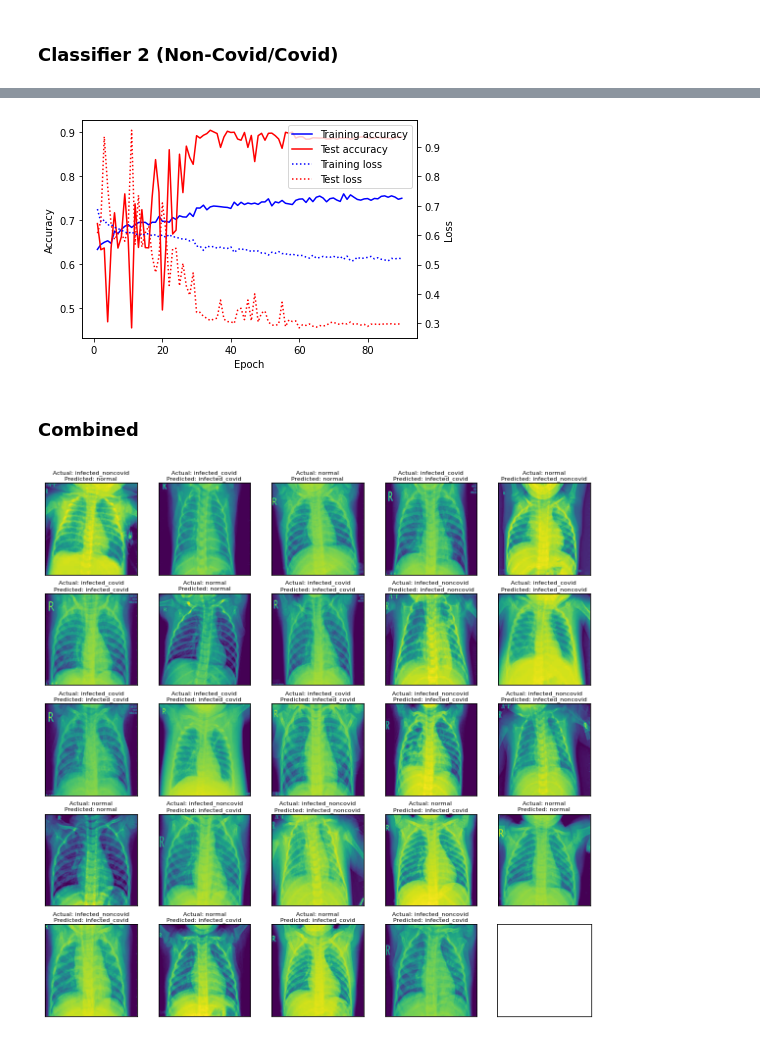
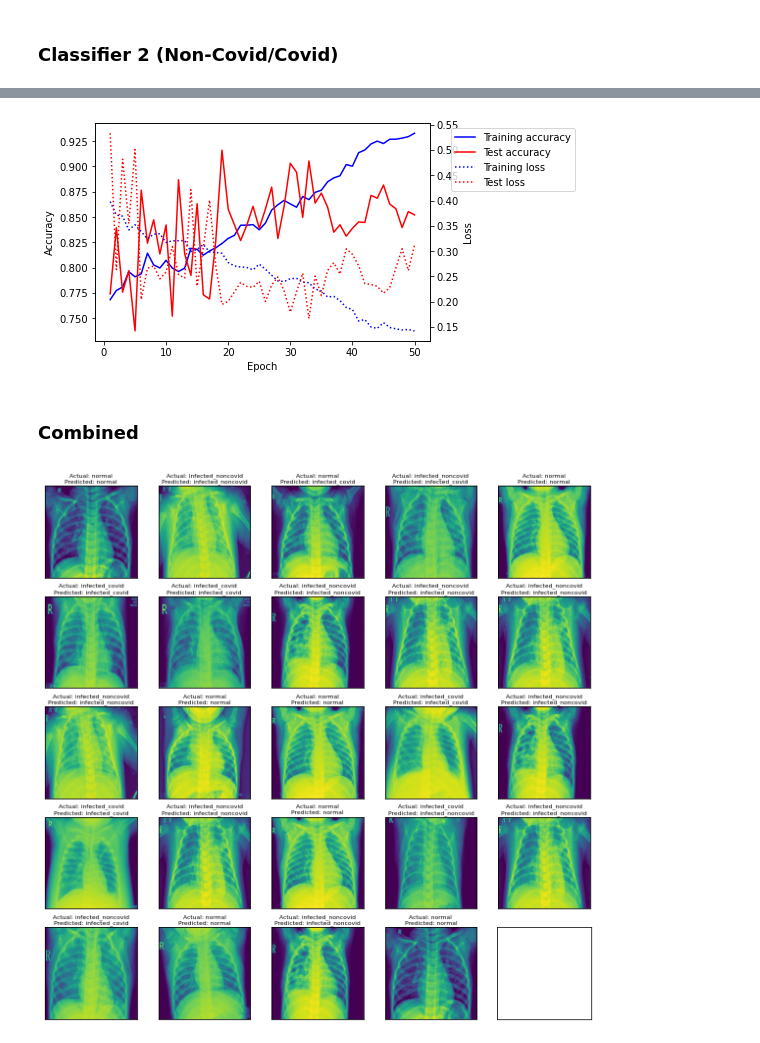
Before and after one commit to david-xhk/50.039-Small-Project, a Jupyter notebook: Training a Dual Binary Classifier.ipynb, the cells around one changed output, grey strips where cells are left out. Cells and saved outputs as stored; diff of their text form; code cells hidden in the pictures.

```diff
--- a/Training a Dual Binary Classifier.ipynb
+++ b/Training a Dual Binary Classifier.ipynb
@@ -18,18 +18,14 @@ train_transform = transforms.Compose([
     transforms.ToTensor(),
 ])
 
-test_transform = transforms.Compose([
-    transforms.Resize((150, 150)),
-    transforms.ToTensor(),
-])
+test_transform = transforms.ToTensor()
 
 dataloader_args = {
-    'dataset'        : LungInfectedDataset,
+    'dataset_cls'    : LungInfectedDataset,
     'root_dir'       : './dataset',
     'train_transform': train_transform,
     'test_transform' : test_transform,
     'batch_size'     : 64,
-    'shuffle'        : True,
 }
 # %%
 # Define model arguments
@@ -125,26 +121,22 @@ train_transform = transforms.Compose([
     transforms.ToTensor(),
 ])
 
-test_transform = transforms.Compose([
-    transforms.Resize((150, 150)),
-    transforms.ToTensor(),
-])
+test_transform = transforms.ToTensor()
 
 dataloader_args = {
-    'dataset'        : LungCovidDataset,
+    'dataset_cls'    : LungCovidDataset,
     'root_dir'       : './dataset',
     'train_transform': train_transform,
     'test_transform' : test_transform,
     'batch_size'     : 64,
-    'shuffle'        : True,
 }
 # %%
 # Define model arguments
 model_args = {
     'num_input_channels': 1,
-    'growth_rate'       : 16,
-    'block_config'      : (4, 8, 16, 12),
-    'num_init_features' : 32,
+    'growth_rate'       : 8,
+    'block_config'      : (6, 12, 24, 18),
+    'num_init_features' : 16,
     'bn_size'           : 4,
     'drop_rate'         : 0,
     'num_classes'       : 2,
@@ -152,13 +144,13 @@ model_args = {
 # %%
 # Define training arguments
 def lr_scheduler(epoch, learning_rate):
-    if epoch % 30 == 0:
+    if epoch % 20 == 0:
         learning_rate /= 10
     return learning_rate
 
 training_args = {
     'device'       :'cuda',
-    'epochs'       : 90,
+    'epochs'       : 50,
     'optimizer'    : 'Adam',
     'learning_rate': 0.01,
     'lr_scheduler' : lr_scheduler,
@@ -220,7 +212,7 @@ Validation loss: 0.654 - Validation accuracy: 0.687 - Validation F1-score: 0.676
 # Plot the training history
 utils.plot_history(history, metric='accuracy')
 # %% [output]
-[figure, old version]
+[figure, new version]
 # %% [markdown]
 ### Combined
 # %%
@@ -233,35 +225,33 @@ class DualBinaryClassifier(nn.Module):
         self.model2 = utils.load_model(model2_path)
         self.model2.to(device)
 
     def forward(self, x):
         logits = self.model1(x)
         output = F.log_softmax(logits, dim=1)
         infected = (torch.exp(output).max(dim=1)[1] == 1)
 
         new_logits = torch.zeros((logits.shape[0], logits.shape[1]+1)).to(self.device)
         new_logits[:, :-1] = logits
         new_logits[:, 0][infected] = 0
         new_logits[:, 1:][infected] = self.model2(x[infected])
         return new_logits
 
 model = DualBinaryClassifier(model1_path='./models/dual-binary-classifier-1.pt',
                              model2_path='./models/dual-binary-classifier-2.pt')
 
 dataloader_args = {
-    'dataset'        : LungDataset,
+    'dataset_cls'    : LungDataset,
     'root_dir'       : './dataset',
-    'train_transform': train_transform,
     'test_transform' : test_transform,
     'batch_size'     : 64,
-    'shuffle'        : True,
 }
 _, _, val_loader = utils.get_dataloaders(**dataloader_args)
 
 results = utils.run_model(model, val_loader, show_results=True)
 
 print(f"Validation loss: {results['loss']:.3f} -",
       f"Validation accuracy: {results['accuracy']:.3f} -",
-      f"Validation F1-score: {results['f1_score']:.3f} -",
+      f"Validation F1-score: {results['f1']:.3f} -",
       f"Validation recall: {results['recall']:.3f}")
 # %% [output]
-[figure, old version]
+[figure, new version]
```
Also changed, not shown: parts of 6 cells of this notebook, 9 other files.
